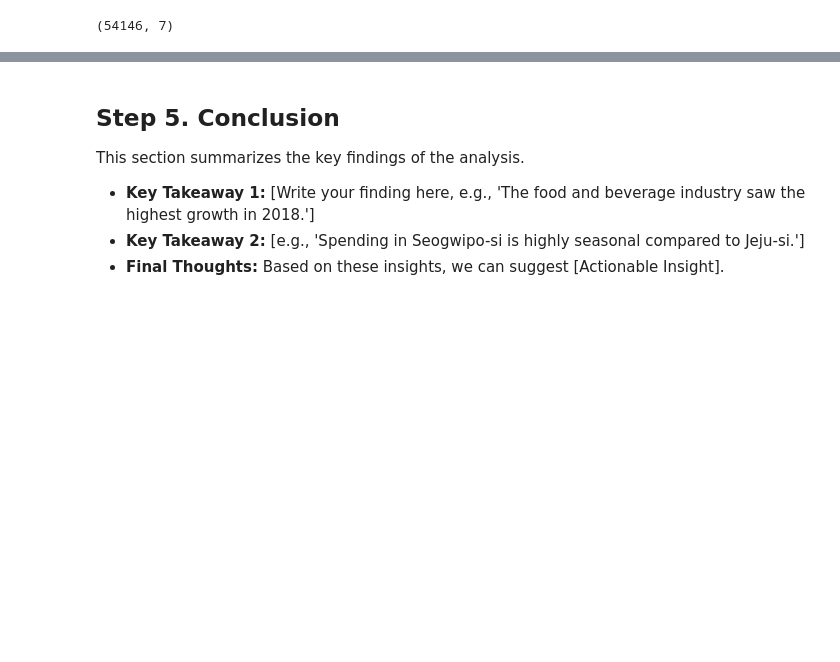
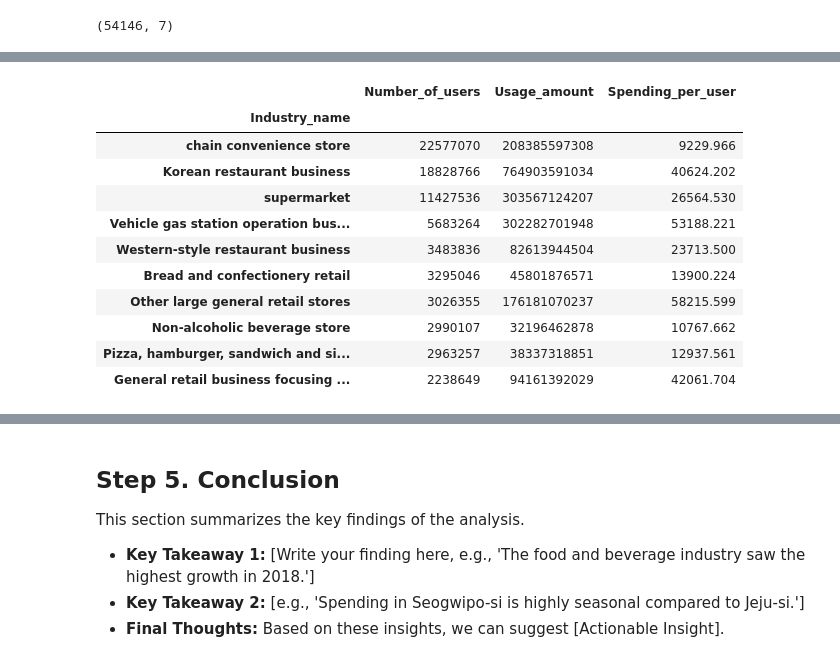
Before and after one commit to data-by-jpark/jeju-card-analysis, a Jupyter notebook: notebooks/jeju_card_analysis_part2.ipynb, the cells around one changed output, grey strips where cells are left out. Cells and saved outputs as stored; diff of their text form; code cells hidden in the pictures; blank space fills up the shorter version.

```diff
--- a/notebooks/jeju_card_analysis_part2.ipynb
+++ b/notebooks/jeju_card_analysis_part2.ipynb
@@ -372,0 +384,3 @@ Comparison of spending patterns between Jeju-si and Seogwipo-si to identify regi
+# %%
+groupby_sector = jeju_reg_df.groupby('Industry_name').sum(numeric_only=True)
+groupby_sector.sort_values(by='Usage_amount', ascending=False).head(10)
@@ -372,0 +423,16 @@ Comparison of spending patterns between Jeju-si and Seogwipo-si to identify regi
+# %%
+groupby_sector['Spending_per_user'] = groupby_sector['Usage_amount'] / groupby_sector['Number_of_users']
+groupby_sector.sort_values(by='Number_of_users', ascending=False).head(10)
+# %% [output]
+|  | Number_of_users | Usage_amount | Spending_per_user |
+| Industry_name |  |  |  |
+| chain convenience store | 22577070 | 208385597308 | 9229.966 |
+| Korean restaurant business | 18828766 | 764903591034 | 40624.202 |
+| supermarket | 11427536 | 303567124207 | 26564.530 |
+| Vehicle gas station operation bus... | 5683264 | 302282701948 | 53188.221 |
+| Western-style restaurant business | 3483836 | 82613944504 | 23713.500 |
+| Bread and confectionery retail | 3295046 | 45801876571 | 13900.224 |
+| Other large general retail stores | 3026355 | 176181070237 | 58215.599 |
+| Non-alcoholic beverage store | 2990107 | 32196462878 | 10767.662 |
+| Pizza, hamburger, sandwich and si... | 2963257 | 38337318851 | 12937.561 |
+| General retail business focusing ... | 2238649 | 94161392029 | 42061.704 |
```
Also changed, not shown: parts of 21 cells of this notebook.
